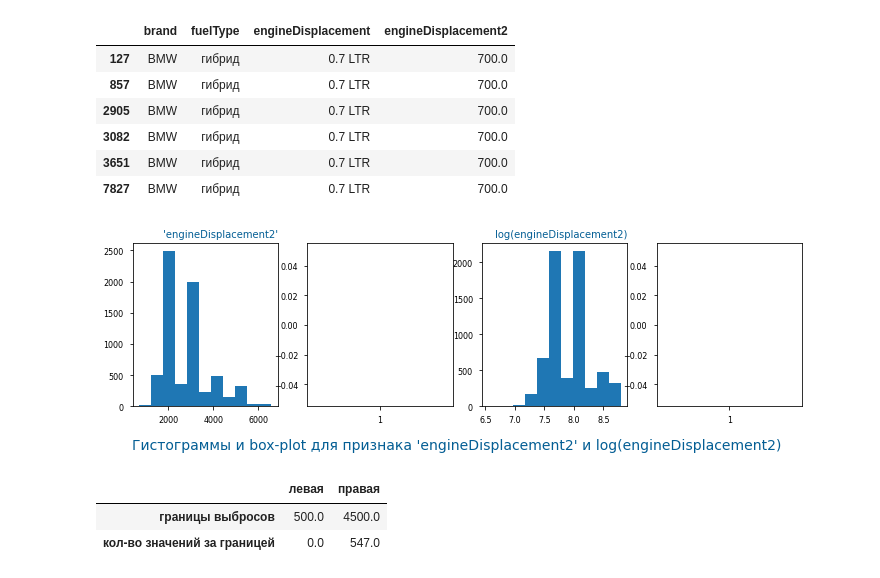
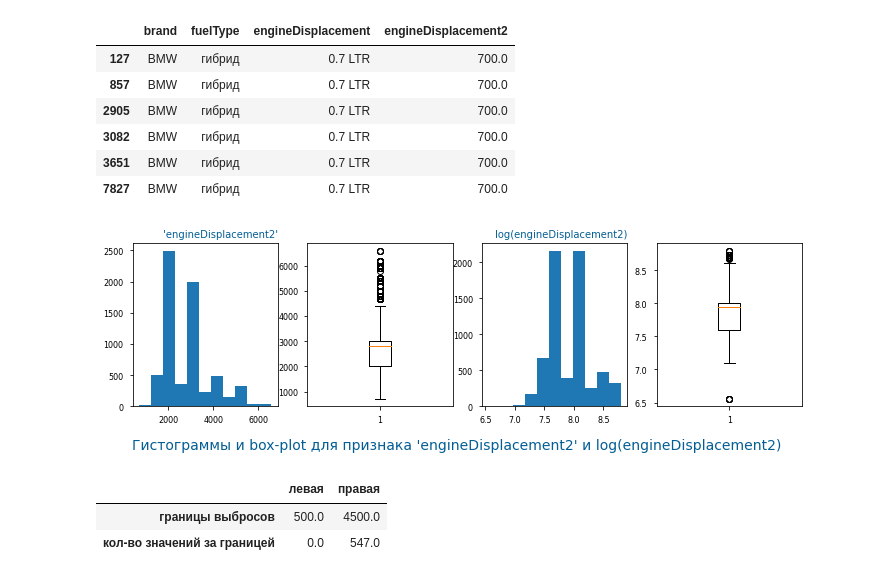
Before and after one commit to alex-sokolov2011/pet-projects, a Jupyter notebook: module_8/kaggle_rds8_Car_Price_prediction_Part2_Sokolov_EDA.ipynb, the cells around one changed output. Cells and saved outputs as stored; diff of their text form; code cells hidden in the pictures.

```diff
--- a/module_8/kaggle_rds8_Car_Price_prediction_Part2_Sokolov_EDA.ipynb
+++ b/module_8/kaggle_rds8_Car_Price_prediction_Part2_Sokolov_EDA.ipynb
@@ -453,9 +453,10 @@ df[df['engineDisplacement2']==700][['brand','fuelType', 'engineDisplacement', 'e
 | 3651 | BMW | гибрид | 0.7 LTR | 700.0 |
 | 7827 | BMW | гибрид | 0.7 LTR | 700.0 |
 # %%
-utils.four_plot_with_log2('engineDisplacement2', df[df['Train']==1 & ~df['engineDisplacement2'].isna()])
+temp_df = df[(df['Train']==1) & (~df['engineDisplacement2'].isna())]
+utils.four_plot_with_log2('engineDisplacement2', temp_df)
 # %% [output]
-[figure, old version]
+[figure, new version]
 # %%
 # посмотрим где проходят границы выбросов
 utils.borders_of_outliers('engineDisplacement2',df[df['Train']==1], log = False)
```
Also changed, not shown: parts of 54 cells of this notebook.
